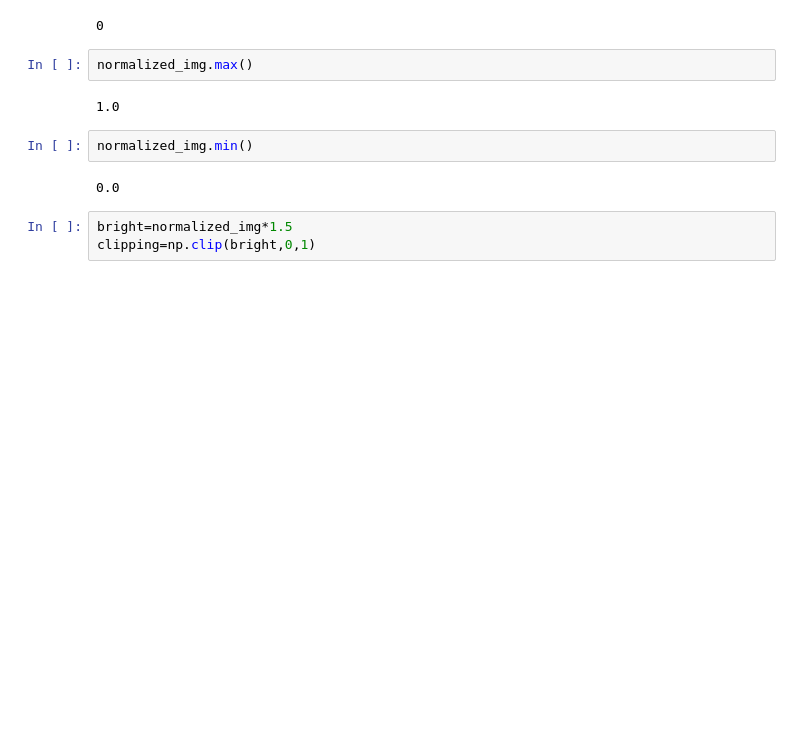
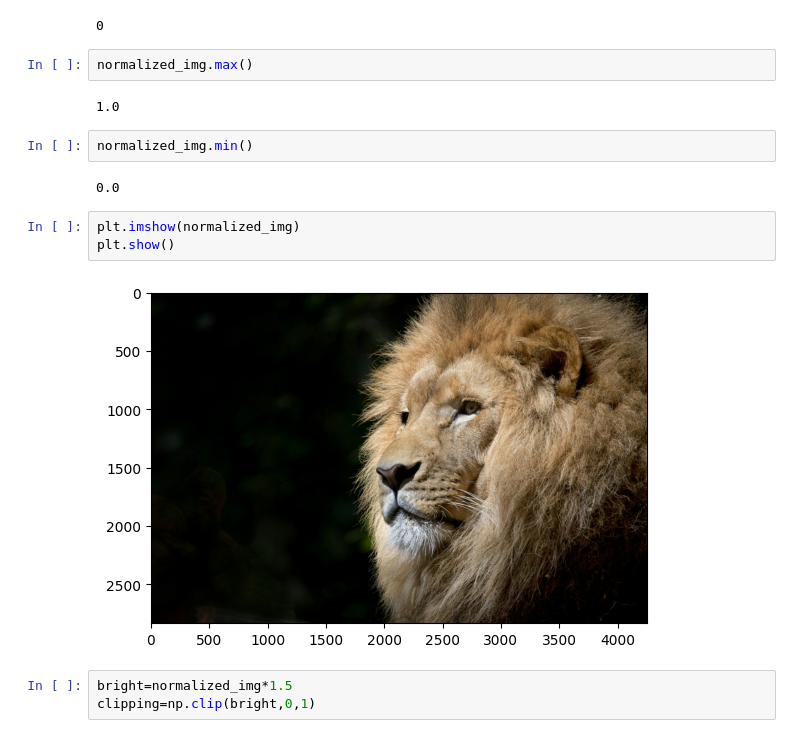
Before and after one commit to Masireddyvamshi/Exploratory_Data_Analysis, a Jupyter notebook: classNotes.ipynb, the cells around one changed output. Saved outputs shown, nothing was run; the diff lists cells and outputs as text; blank space fills up the shorter version.

```diff
--- a/classNotes.ipynb
+++ b/classNotes.ipynb
@@ -800,6 +735,11 @@ normalized_img.max()
 normalized_img.min()
 # %% [output]
 0.0
+# %%
+plt.imshow(normalized_img)
+plt.show()
+# %% [output]
+[figure, added]
 # %%
 bright=normalized_img*1.5
 clipping=np.clip(bright,0,1)
```
Also changed, not shown: parts of 45 cells of this notebook.
